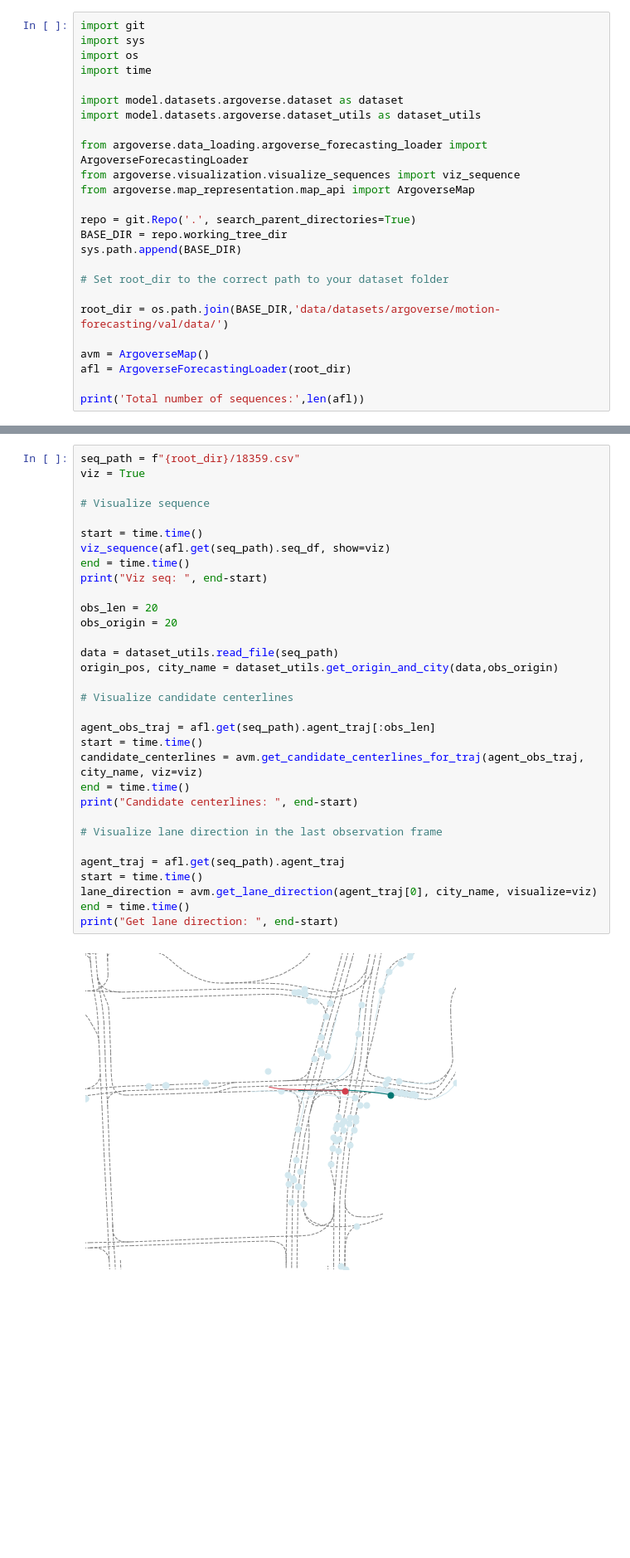
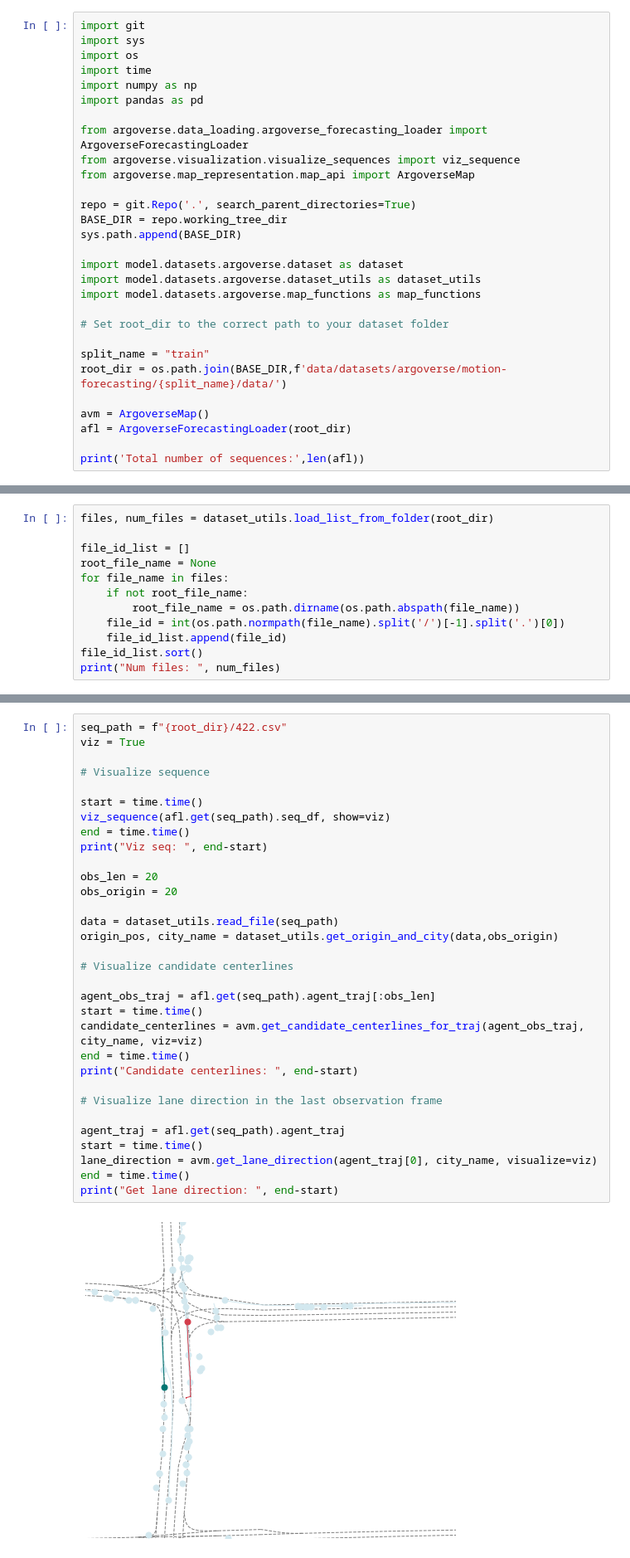
Before and after one commit to Cram3r95/mapfe4mp, a Jupyter notebook: evaluate/argoverse/test_argoverse_forecasting_map.ipynb, the cells around one changed output, grey strips where cells are left out. Shown: that part at 83% size. Saved outputs shown, nothing was run; the diff lists cells and outputs as text; blank space fills up the shorter version.

```diff
--- a/evaluate/argoverse/test_argoverse_forecasting_map.ipynb
+++ b/evaluate/argoverse/test_argoverse_forecasting_map.ipynb
@@ -3,9 +10,8 @@ import git
 import sys
 import os
 import time
-
-import model.datasets.argoverse.dataset as dataset
-import model.datasets.argoverse.dataset_utils as dataset_utils
+import numpy as np
+import pandas as pd
 
 from argoverse.data_loading.argoverse_forecasting_loader import ArgoverseForecastingLoader
 from argoverse.visualization.visualize_sequences import viz_sequence
@@ -15,9 +21,14 @@ repo = git.Repo('.', search_parent_directories=True)
 BASE_DIR = repo.working_tree_dir
 sys.path.append(BASE_DIR)
 
+import model.datasets.argoverse.dataset as dataset
+import model.datasets.argoverse.dataset_utils as dataset_utils
+import model.datasets.argoverse.map_functions as map_functions
+
 # Set root_dir to the correct path to your dataset folder
 
-root_dir = os.path.join(BASE_DIR,'data/datasets/argoverse/motion-forecasting/val/data/')
+split_name = "train"
+root_dir = os.path.join(BASE_DIR,f'data/datasets/argoverse/motion-forecasting/{split_name}/data/')
 
 avm = ArgoverseMap()
 afl = ArgoverseForecastingLoader(root_dir)
@@ -27,0 +39,12 @@ Total number of sequences: 39472
+# %%
+files, num_files = dataset_utils.load_list_from_folder(root_dir)
+
+file_id_list = []
+root_file_name = None
+for file_name in files:
+    if not root_file_name:
+        root_file_name = os.path.dirname(os.path.abspath(file_name))
+    file_id = int(os.path.normpath(file_name).split('/')[-1].split('.')[0])
+    file_id_list.append(file_id)
+file_id_list.sort()
+print("Num files: ", num_files)
@@ -65,34 +258,34 @@ Get lane direction:  0.0058515071868896484
 # %%
-seq_path = f"{root_dir}/18359.csv"
+seq_path = f"{root_dir}/422.csv"
 viz = True
 
 # Visualize sequence
 
 start = time.time()
 viz_sequence(afl.get(seq_path).seq_df, show=viz)
 end = time.time()
 print("Viz seq: ", end-start)
 
 obs_len = 20
 obs_origin = 20
 
 data = dataset_utils.read_file(seq_path)
 origin_pos, city_name = dataset_utils.get_origin_and_city(data,obs_origin)
 
 # Visualize candidate centerlines
 
 agent_obs_traj = afl.get(seq_path).agent_traj[:obs_len]
 start = time.time()
 candidate_centerlines = avm.get_candidate_centerlines_for_traj(agent_obs_traj, city_name, viz=viz)
 end = time.time()
 print("Candidate centerlines: ", end-start)
 
 # Visualize lane direction in the last observation frame
 
 agent_traj = afl.get(seq_path).agent_traj
 start = time.time()
 lane_direction = avm.get_lane_direction(agent_traj[0], city_name, visualize=viz)
 end = time.time()
 print("Get lane direction: ", end-start)
 # %% [output]
-[figure, old version]
+[figure, new version]
```
Also changed, not shown: parts of 15 cells of this notebook, 8 other files.
